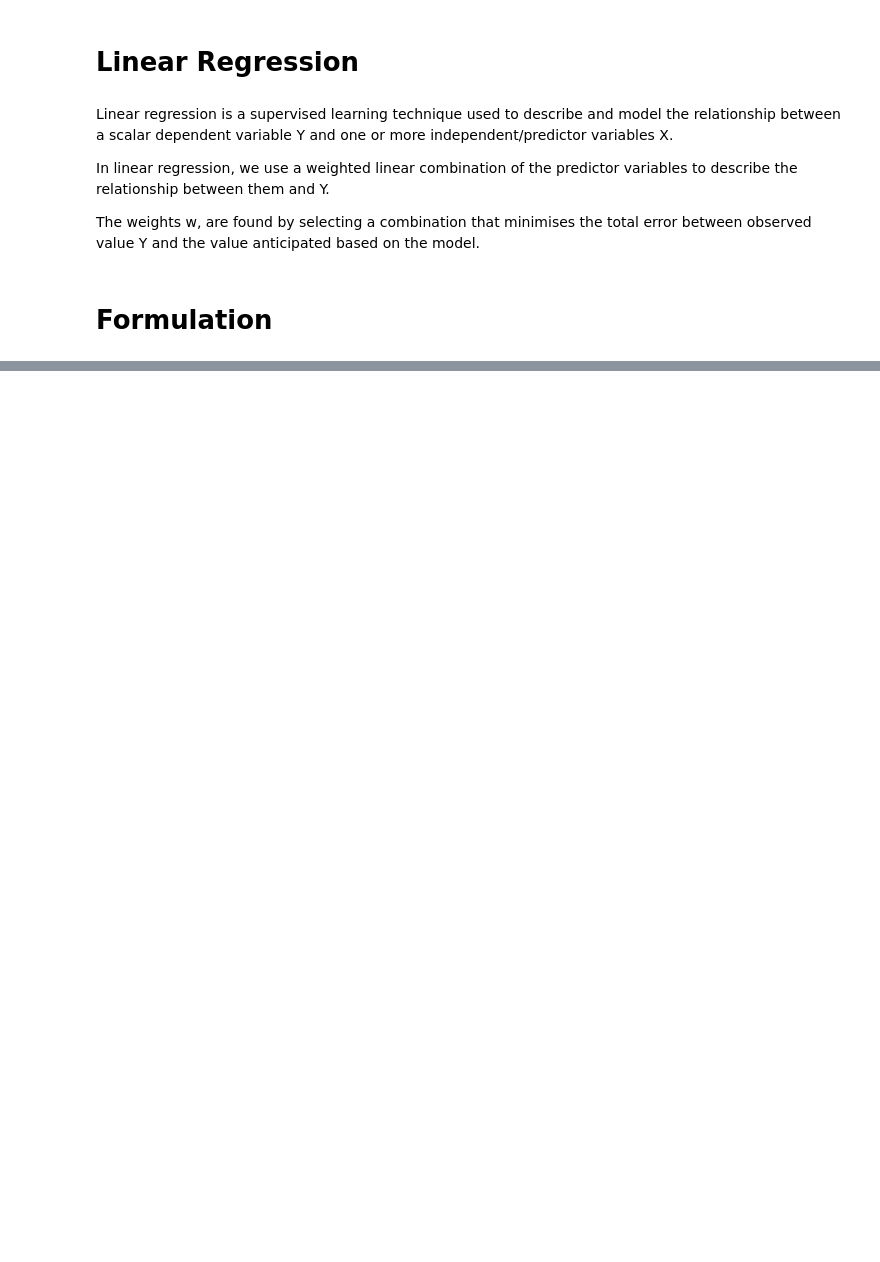
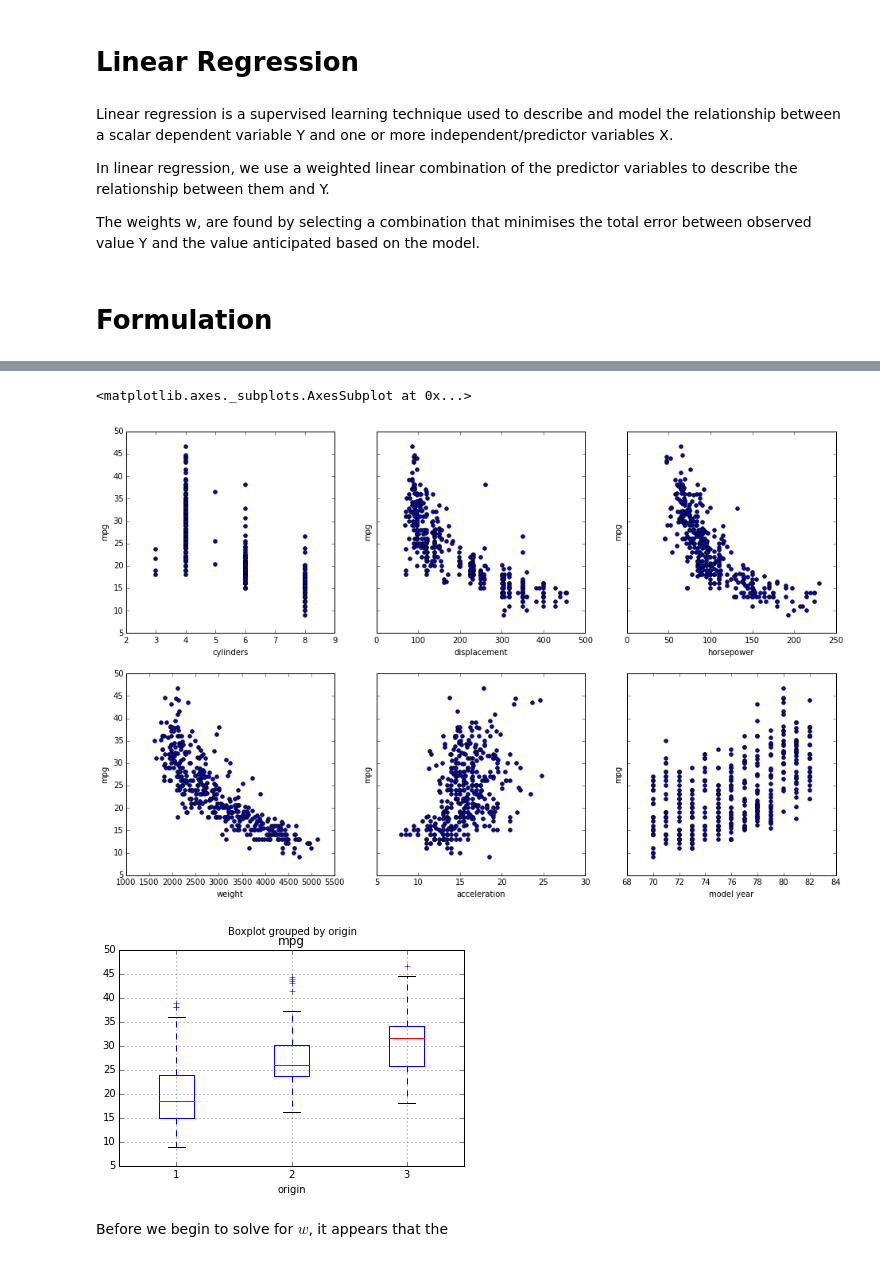
Before and after one commit to j-greer/ml_by_hand, a Jupyter notebook: Linear Regression.ipynb, the cells around one changed output, grey strips where cells are left out. Saved outputs shown, nothing was run; the diff lists cells and outputs as text; code cells hidden in the pictures; blank space fills up the shorter version.

```diff
--- a/Linear Regression.ipynb
+++ b/Linear Regression.ipynb
@@ -46,0 +71,4 @@ $$ L = \sum_i^{n}(y_i - x_i^Tw) = \lvert\lvert \mathbf y - \mathbf X^Tw \rvert\r
+# %%
+names = ["mpg","cylinders","displacement","horsepower", "weight", "acceleration","model year","origin","name"]
+
+df = pd.read_csv("auto-mpg.data",header=None, sep='\s+', names = names,converters={"origin":str})
@@ -46,0 +92,17 @@ $$ L = \sum_i^{n}(y_i - x_i^Tw) = \lvert\lvert \mathbf y - \mathbf X^Tw \rvert\r
+# %%
+fig, axs = plt.subplots(2, 3, sharey=True)
+df.plot(kind='scatter', x='cylinders', y='mpg', ax=axs[0,0], figsize=(16, 10))
+df.plot(kind='scatter', x='displacement', y='mpg', ax=axs[0,1])
+df.plot(kind='scatter', x='horsepower', y='mpg', ax=axs[0,2])
+df.plot(kind='scatter', x='weight', y='mpg', ax=axs[1,0])
+df.plot(kind='scatter', x='acceleration', y='mpg', ax=axs[1,1])
+df.plot(kind='scatter', x='model year', y='mpg', ax=axs[1,2])
+
+
+df.boxplot(column='mpg', by='origin')
+# %% [output]
+<matplotlib.axes._subplots.AxesSubplot at 0x...>
+[figure, added]
+[figure, added]
+# %% [markdown]
+Before we begin to solve for $w$, it appears that the
```
Also changed, not shown: parts of 12 cells of this notebook, 1 other file.
